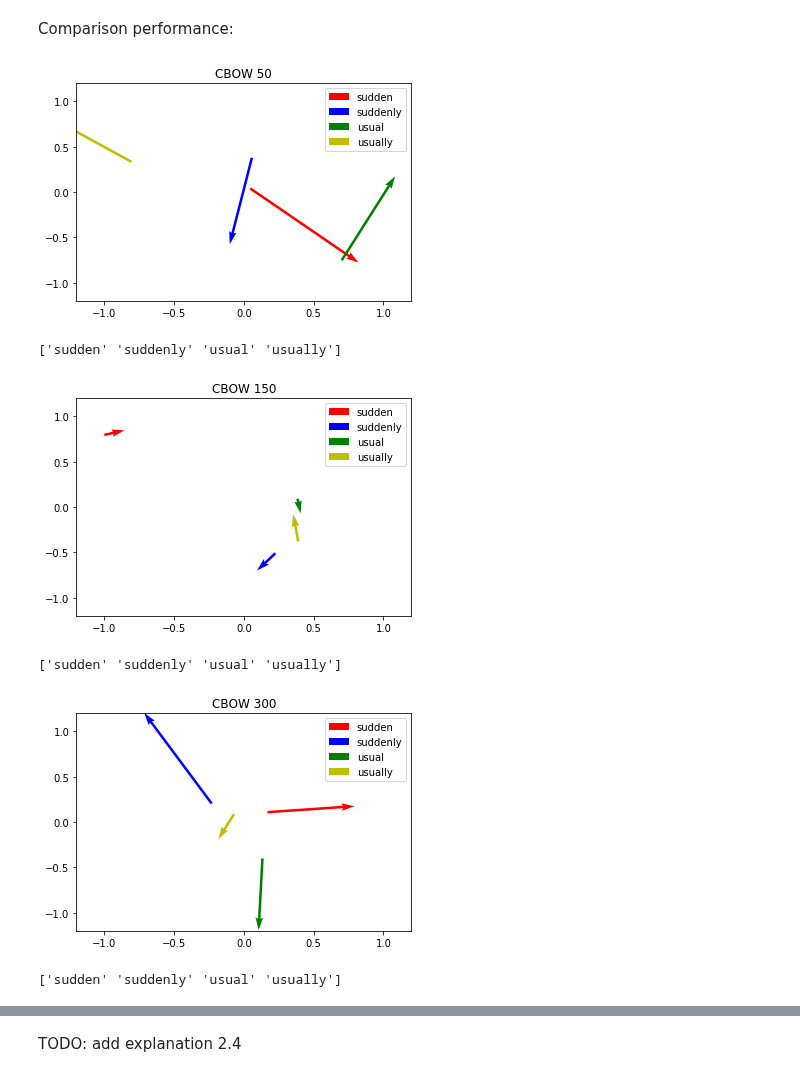
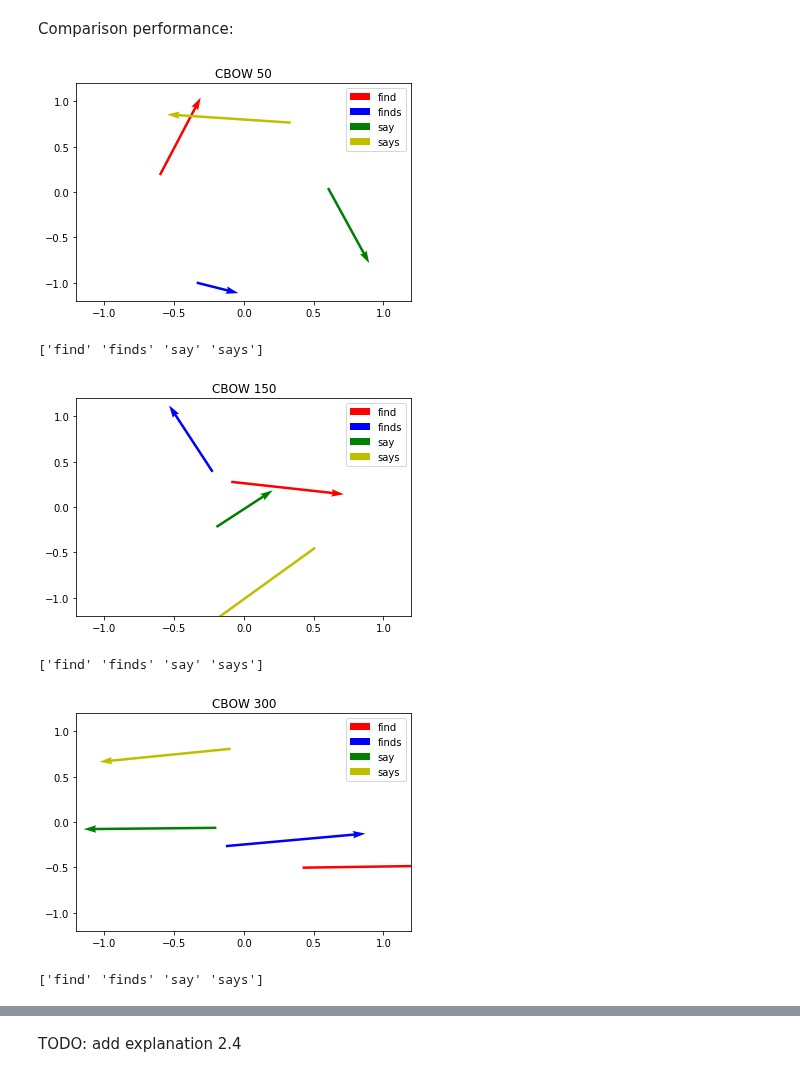
Before and after one commit to irfannurafif/recsys, a Jupyter notebook: Assignment 1.ipynb, the cells around one changed output, grey strips where cells are left out. Drawn from its saved outputs; the diff is of its cells as text; code cells hidden in the pictures.

```diff
--- a/Assignment 1.ipynb
+++ b/Assignment 1.ipynb
@@ -860,18 +860,18 @@ def draw_word_vecs(X,strings):
     plt.show()
 # %%
 #cbow 50
-w2visualize=analogy_list[1]
+w2visualize=analogy_list[19]
 
 embedlist=[]
 for i in range(4):
     #embedlist.append(word2vec[analogy_list[1][i]])
     embedlist.append(embed_cbow_50[tokenizer.word_index[w2visualize[i]]-1])
 plt.title("CBOW 50")
 draw_word_vecs(embedlist,w2visualize)
 print(w2visualize)
 # %% [output]
-[figure, old version]
+[figure, new version]
-['sudden' 'suddenly' 'usual' 'usually']
+['find' 'finds' 'say' 'says']
 # %%
 #cbow 150
 
@@ -883,8 +883,8 @@ plt.title("CBOW 150")
 draw_word_vecs(embedlist,w2visualize)
 print(w2visualize)
 # %% [output]
-[figure, old version]
+[figure, new version]
-['sudden' 'suddenly' 'usual' 'usually']
+['find' 'finds' 'say' 'says']
 # %%
 #cbow 300
 
@@ -896,8 +896,8 @@ plt.title("CBOW 300")
 draw_word_vecs(embedlist,w2visualize)
 print(w2visualize)
 # %% [output]
-[figure, old version]
+[figure, new version]
-['sudden' 'suddenly' 'usual' 'usually']
+['find' 'finds' 'say' 'says']
 # %%
 #skipgram 50
 
```
Also changed, not shown: parts of 14 cells of this notebook.
